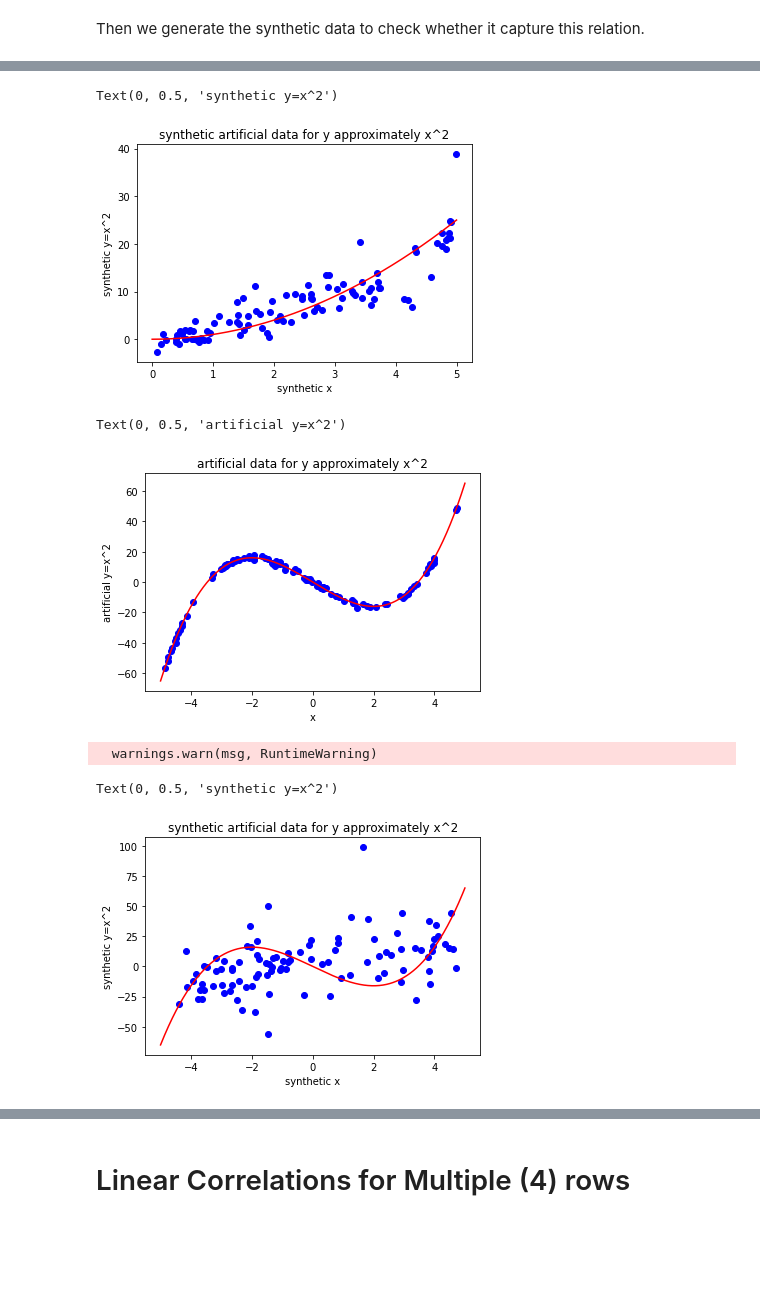
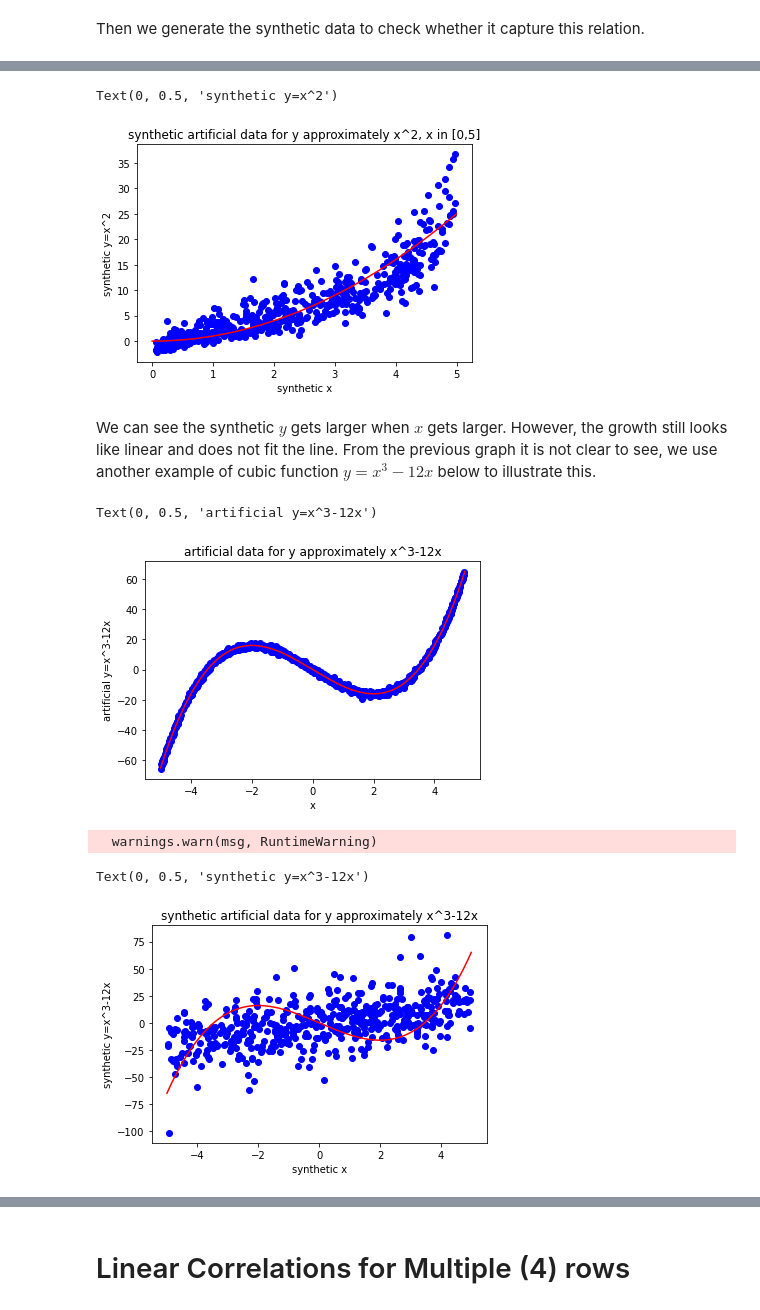
Before and after one commit to JetfiRex/SyntheticDataExperiments, a Jupyter notebook: Experiment for Correlation.ipynb, the cells around one changed output, grey strips where cells are left out. Saved outputs shown, nothing was run; the diff lists cells and outputs as text; code cells hidden in the pictures; blank space fills up the shorter version.

```diff
--- a/Experiment for Correlation.ipynb
+++ b/Experiment for Correlation.ipynb
@@ -120,45 +128,47 @@ Text(0, 0.5, 'artificial y=x^2')
 df=pd.DataFrame(pd.DataFrame([x,y,false_target]).values.T,columns = ["x","y","false_target"])
 model = GaussianCopula()
 model.fit(df)
-sample = model.sample(num_rows = 100)
+sample = model.sample(num_rows = 500)
 synthetic_x=sample["x"]
 synthetic_y=sample["y"]
 plt.plot(synthetic_x,synthetic_y,"bo")
 plt.plot(real_x,real_y,"r-")
-plt.title("synthetic artificial data for y approximately x^2")
+plt.title("synthetic artificial data for y approximately x^2, x in [0,5]")
 plt.xlabel("synthetic x")
 plt.ylabel("synthetic y=x^2")
 # %% [output]
 Text(0, 0.5, 'synthetic y=x^2')
-[figure, old version]
+[figure, new version]
+# %% [markdown]
+We can see the synthetic $y$ gets larger when $x$ gets larger. However, the growth still looks like linear and does not fit the line. From the previous graph it is not clear to see, we use another example of cubic function $y=x^3-12x$ below to illustrate this.
 # %%
-x=np.random.rand(100)*10-5
-y=x**3-12*x+np.random.randn(100)
-false_target=np.random.rand(100)*10
+x=np.random.rand(1000)*10-5
+y=x**3-12*x+np.random.randn(1000)
+false_target=np.random.rand(1000)*10
 real_x = np.linspace(-5,5,1000)
 real_y = real_x**3-12*real_x
 plt.plot(x,y,"bo")
 plt.plot(real_x,real_y,"r-")
-plt.title("artificial data for y approximately x^2")
+plt.title("artificial data for y approximately x^3-12x")
 plt.xlabel("x")
-plt.ylabel("artificial y=x^2")
+plt.ylabel("artificial y=x^3-12x")
 # %% [output]
-Text(0, 0.5, 'artificial y=x^2')
+Text(0, 0.5, 'artificial y=x^3-12x')
-[figure, old version]
+[figure, new version]
 # %%
 df=pd.DataFrame(pd.DataFrame([x,y,false_target]).values.T,columns = ["x","y","false_target"])
 model = GaussianCopula()
 model.fit(df)
-sample = model.sample(num_rows = 100)
+sample = model.sample(num_rows = 500)
 synthetic_x=sample["x"]
 synthetic_y=sample["y"]
 plt.plot(synthetic_x,synthetic_y,"bo")
 plt.plot(real_x,real_y,"r-")
-plt.title("synthetic artificial data for y approximately x^2")
+plt.title("synthetic artificial data for y approximately x^3-12x")
 plt.xlabel("synthetic x")
-plt.ylabel("synthetic y=x^2")
+plt.ylabel("synthetic y=x^3-12x")
 # %% [output]
   warnings.warn(msg, RuntimeWarning)
-Text(0, 0.5, 'synthetic y=x^2')
+Text(0, 0.5, 'synthetic y=x^3-12x')
-[figure, old version]
+[figure, new version]
 # %% [markdown]
```
Also changed, not shown: parts of 23 cells of this notebook.
